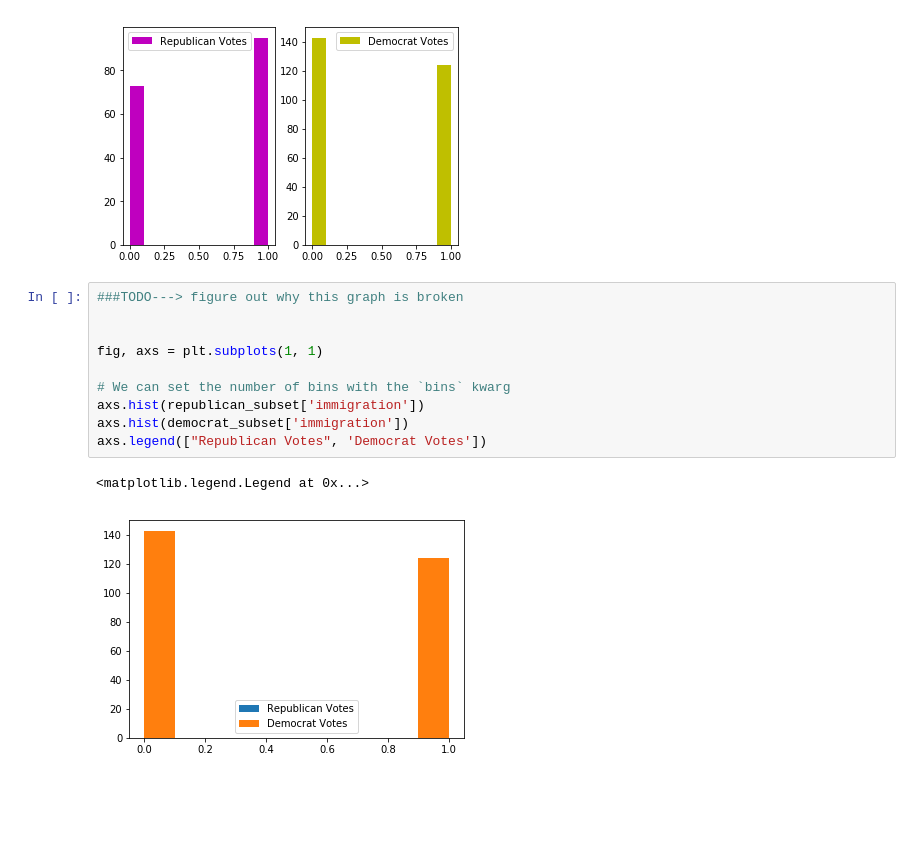
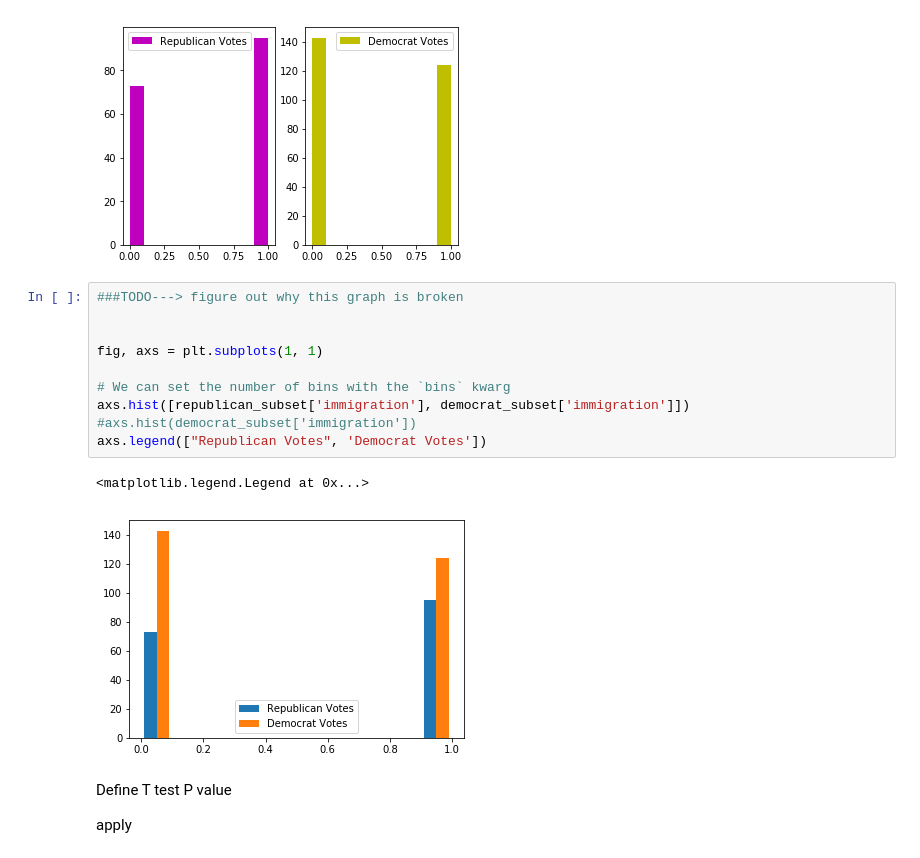
Before and after one commit to AdrianduPlessis/DS-Unit-1-Sprint-3-Statistical-Tests-and-Experiments, a Jupyter notebook: module1-statistics-probability-and-inference/LS_DS_131_Statistics_Probability_Assignment.ipynb, the cells around one changed output. Saved outputs shown, nothing was run; the diff lists cells and outputs as text; blank space fills up the shorter version.

```diff
--- a/module1-statistics-probability-and-inference/LS_DS_131_Statistics_Probability_Assignment.ipynb
+++ b/module1-statistics-probability-and-inference/LS_DS_131_Statistics_Probability_Assignment.ipynb
@@ -210,13 +212,18 @@ axs[1].legend(['Democrat Votes'])
 # %%
 ###TODO---> figure out why this graph is broken
 
 
 fig, axs = plt.subplots(1, 1)
 
 # We can set the number of bins with the `bins` kwarg
-axs.hist(republican_subset['immigration'])
-axs.hist(democrat_subset['immigration'])
+axs.hist([republican_subset['immigration'], democrat_subset['immigration']])
+#axs.hist(democrat_subset['immigration'])
 axs.legend(["Republican Votes", 'Democrat Votes'])
 # %% [output]
 <matplotlib.legend.Legend at 0x...>
-[figure, old version]
+[figure, new version]
+# %% [markdown]
+Define T test
+P value
+
+apply
```
Also changed, not shown: parts of 2 cells of this notebook.
